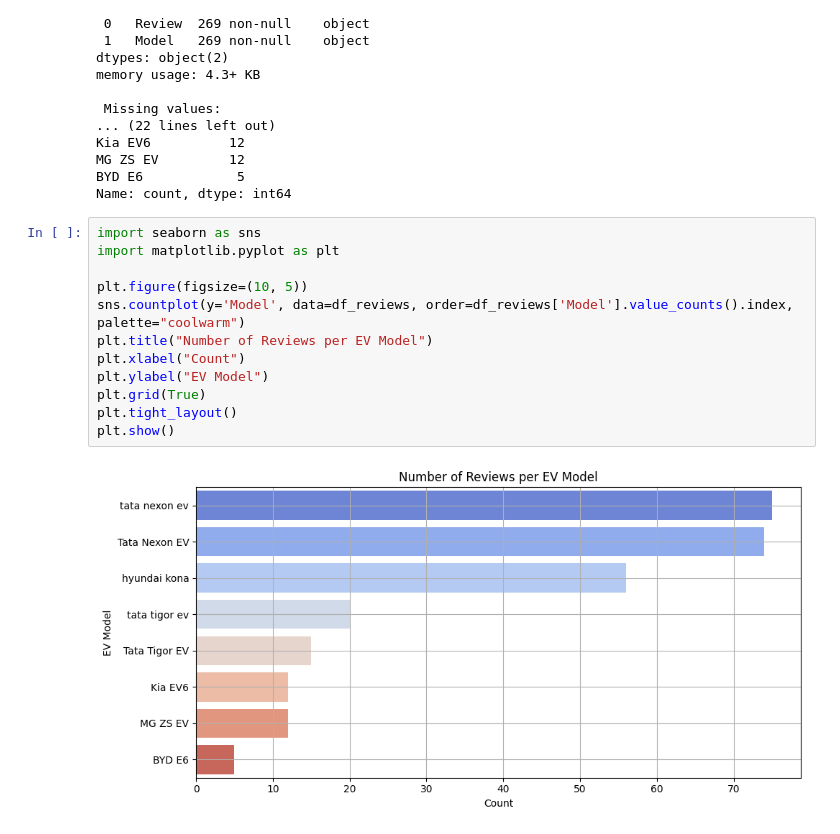
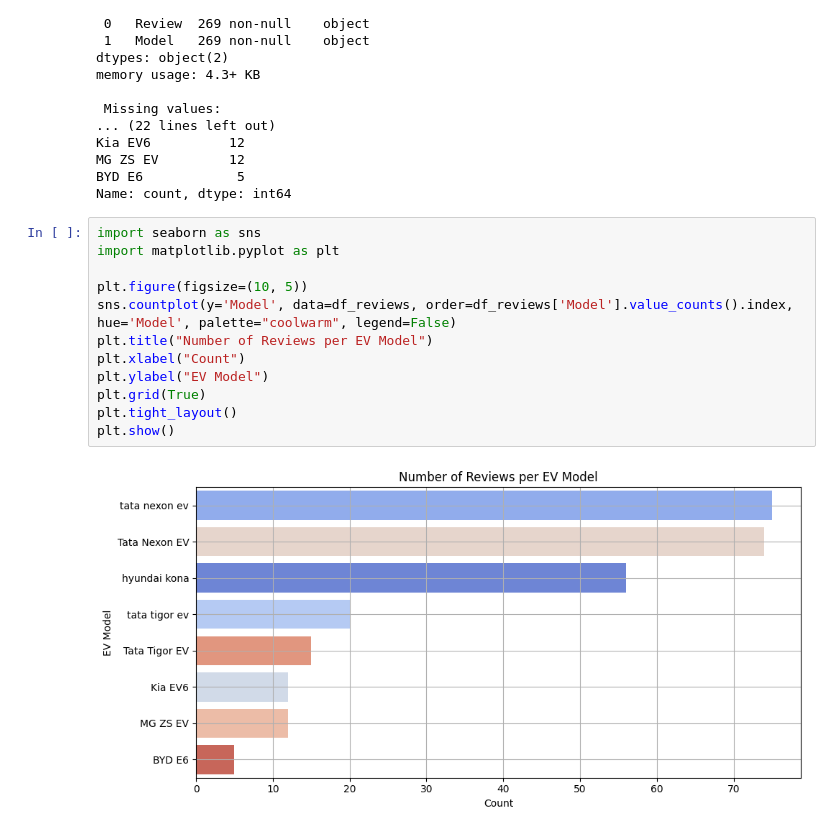
Before and after one commit to ChethasReddy/ev-sentiment-kpi-analysis, a Jupyter notebook: ev_analysis.ipynb, the cells around one changed output. Saved outputs shown, nothing was run; the diff lists cells and outputs as text.

```diff
--- a/ev_analysis.ipynb
+++ b/ev_analysis.ipynb
@@ -84,17 +84,17 @@ Name: count, dtype: int64
 # %%
 import seaborn as sns
 import matplotlib.pyplot as plt
 
 plt.figure(figsize=(10, 5))
-sns.countplot(y='Model', data=df_reviews, order=df_reviews['Model'].value_counts().index, palette="coolwarm")
+sns.countplot(y='Model', data=df_reviews, order=df_reviews['Model'].value_counts().index, hue='Model', palette="coolwarm", legend=False)
 plt.title("Number of Reviews per EV Model")
 plt.xlabel("Count")
 plt.ylabel("EV Model")
 plt.grid(True)
 plt.tight_layout()
 plt.show()
 # %% [output]
-[figure, old version]
+[figure, new version]
 # %%
 
 print("\n Regions in dataset:", df_market['region'].nunique())
```
Also changed, not shown: parts of 8 cells of this notebook.
